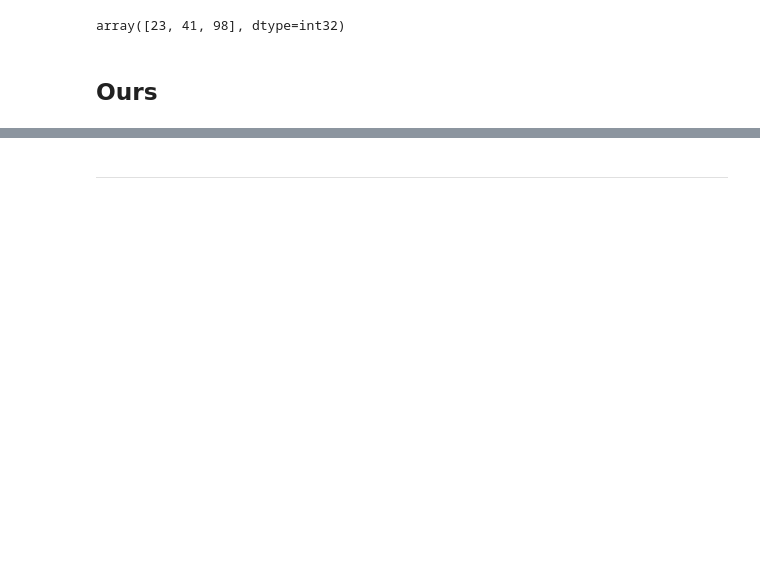
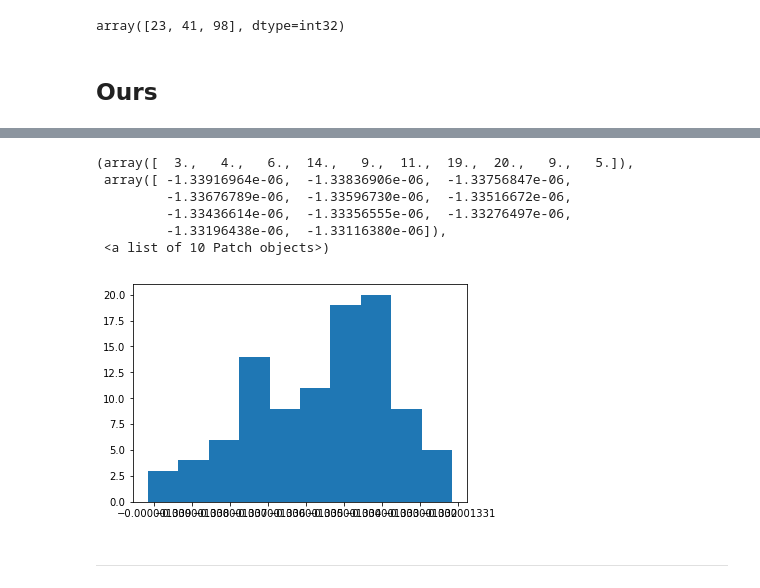
Before and after one commit to AVBelyy/sparse-multi-svm, a Jupyter notebook: Optimization.ipynb, the cells around one changed output, grey strips where cells are left out. Cells and saved outputs as stored; diff of their text form; code cells hidden in the pictures; blank space fills up the shorter version.

```diff
--- a/Optimization.ipynb
+++ b/Optimization.ipynb
@@ -166,2 +186,12 @@ array([0.64611892, 0.64612185, 0.64612267, 0.64611831, 0.64611888,
+# %%
+plt.hist(λ.toarray()[0][y < 0])
+# %% [output]
+(array([  3.,   4.,   6.,  14.,   9.,  11.,  19.,  20.,   9.,   5.]),
+ array([ -1.33916964e-06,  -1.33836906e-06,  -1.33756847e-06,
+         -1.33676789e-06,  -1.33596730e-06,  -1.33516672e-06,
+         -1.33436614e-06,  -1.33356555e-06,  -1.33276497e-06,
+         -1.33196438e-06,  -1.33116380e-06]),
+ <a list of 10 Patch objects>)
+[figure, added]
 # %% [markdown]
 ---
```
Also changed, not shown: parts of 8 cells of this notebook.
